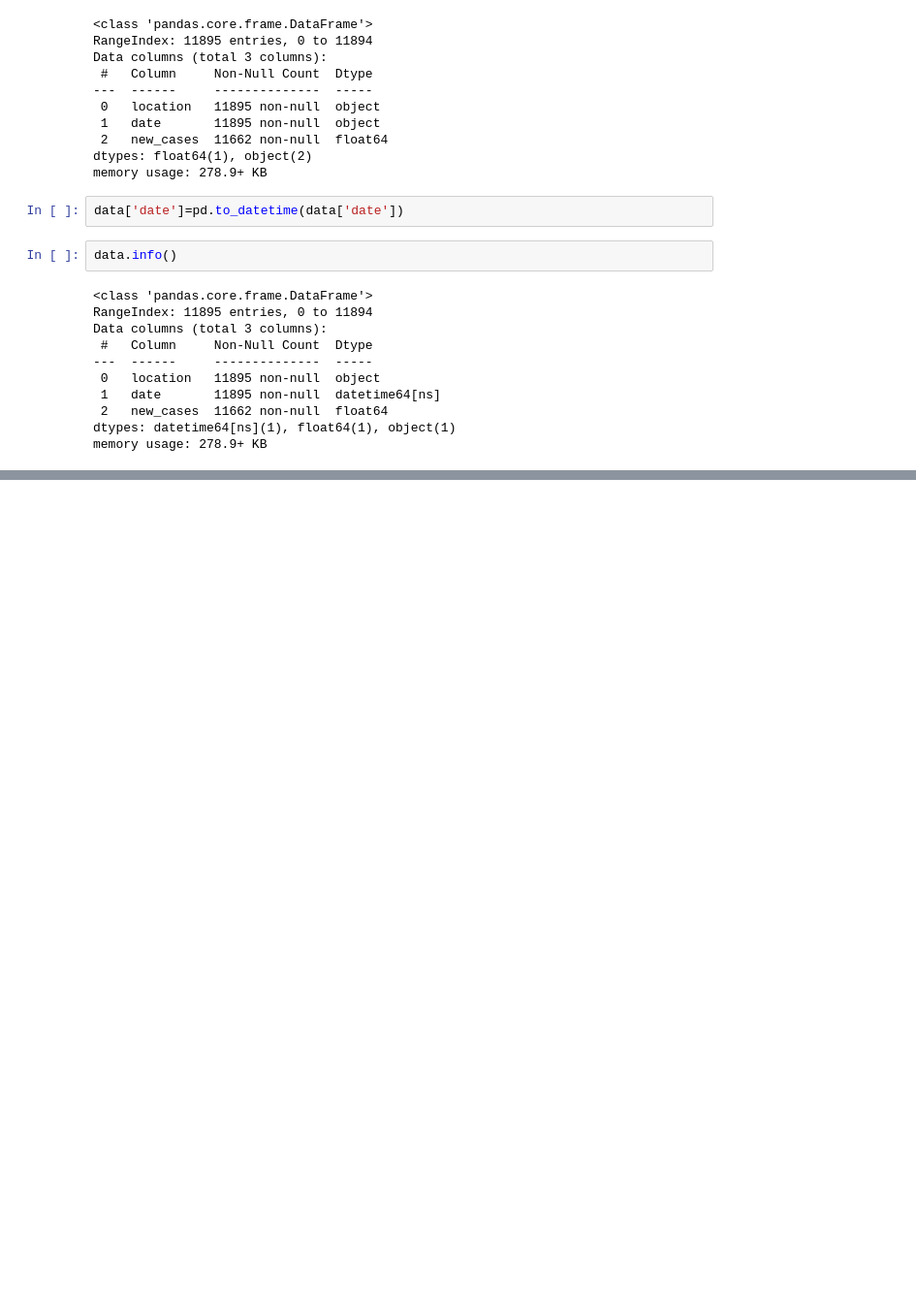
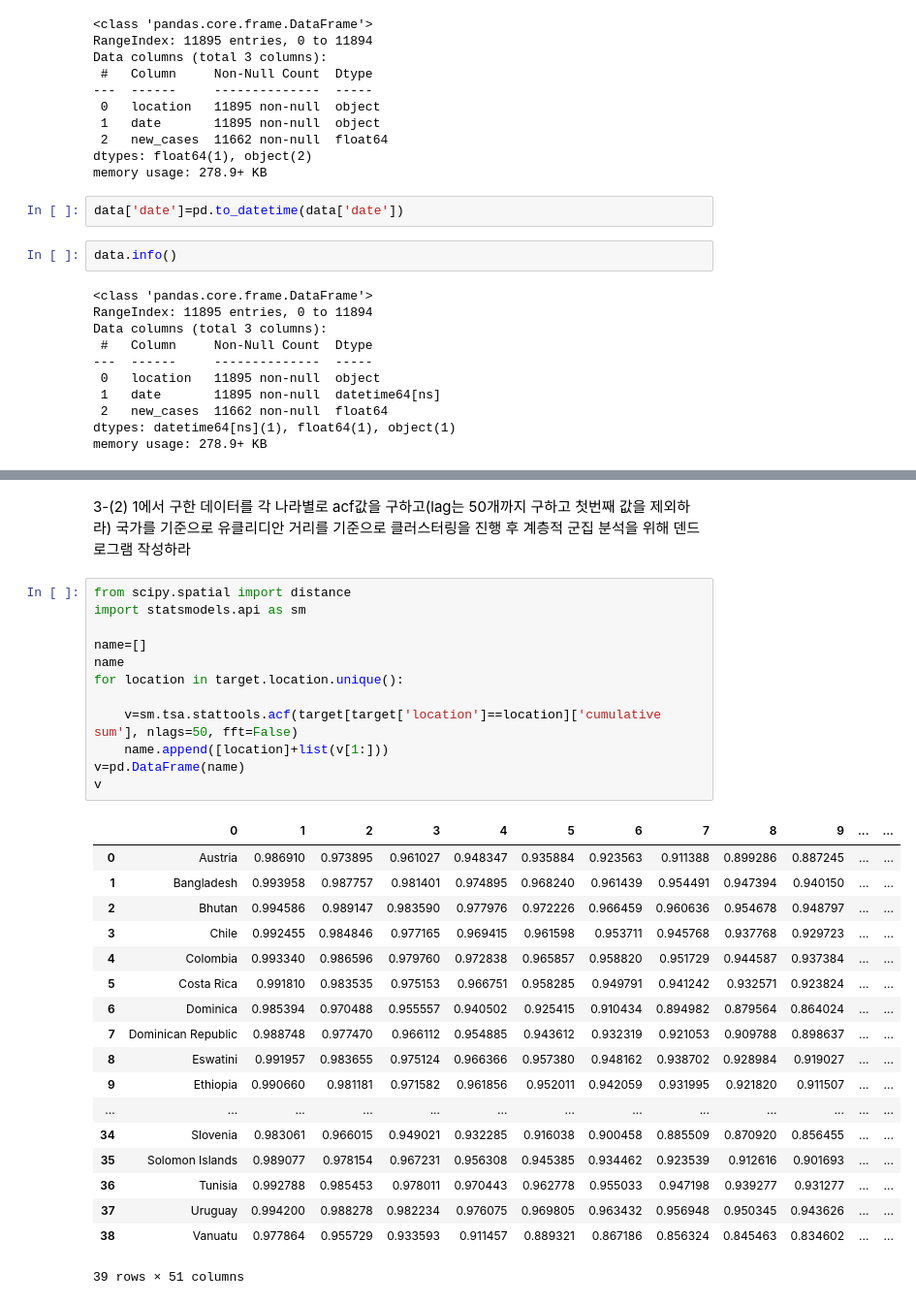
Before and after one commit to teng-ny/ADPStudy, a Jupyter notebook: Kaggle/23회/3.ipynb, the cells around one changed output, grey strips where cells are left out. Shown at 97% size. Saved outputs shown, nothing was run; the diff lists cells and outputs as text; blank space fills up the shorter version.

```diff
--- a/Kaggle/23회/3.ipynb
+++ b/Kaggle/23회/3.ipynb
@@ -53,0 +64,33 @@ target
+# %% [markdown]
+3-(2) 1에서 구한 데이터를 각 나라별로 acf값을 구하고(lag는 50개까지 구하고 첫번째 값을 제외하라) 국가를 기준으로 유클리디안 거리를 기준으로 클러스터링을 진행 후 계층적 군집 분석을 위해 덴드로그램 작성하라
+# %%
+from scipy.spatial import distance
+import statsmodels.api as sm
+
+name=[]
+name
+for location in target.location.unique():
+
+    v=sm.tsa.stattools.acf(target[target['location']==location]['cumulative sum'], nlags=50, fft=False)
+    name.append([location]+list(v[1:]))
+v=pd.DataFrame(name)
+v
+# %% [output]
+|  | 0 | 1 | 2 | 3 | 4 | 5 | 6 | 7 | 8 | 9 | ... | ... |
+| 0 | Austria | 0.986910 | 0.973895 | 0.961027 | 0.948347 | 0.935884 | 0.923563 | 0.911388 | 0.899286 | 0.887245 | ... | ... |
+| 1 | Bangladesh | 0.993958 | 0.987757 | 0.981401 | 0.974895 | 0.968240 | 0.961439 | 0.954491 | 0.947394 | 0.940150 | ... | ... |
+| 2 | Bhutan | 0.994586 | 0.989147 | 0.983590 | 0.977976 | 0.972226 | 0.966459 | 0.960636 | 0.954678 | 0.948797 | ... | ... |
+| 3 | Chile | 0.992455 | 0.984846 | 0.977165 | 0.969415 | 0.961598 | 0.953711 | 0.945768 | 0.937768 | 0.929723 | ... | ... |
+| 4 | Colombia | 0.993340 | 0.986596 | 0.979760 | 0.972838 | 0.965857 | 0.958820 | 0.951729 | 0.944587 | 0.937384 | ... | ... |
+| 5 | Costa Rica | 0.991810 | 0.983535 | 0.975153 | 0.966751 | 0.958285 | 0.949791 | 0.941242 | 0.932571 | 0.923824 | ... | ... |
+| 6 | Dominica | 0.985394 | 0.970488 | 0.955557 | 0.940502 | 0.925415 | 0.910434 | 0.894982 | 0.879564 | 0.864024 | ... | ... |
+| 7 | Dominican Republic | 0.988748 | 0.977470 | 0.966112 | 0.954885 | 0.943612 | 0.932319 | 0.921053 | 0.909788 | 0.898637 | ... | ... |
+| 8 | Eswatini | 0.991957 | 0.983655 | 0.975124 | 0.966366 | 0.957380 | 0.948162 | 0.938702 | 0.928984 | 0.919027 | ... | ... |
+| 9 | Ethiopia | 0.990660 | 0.981181 | 0.971582 | 0.961856 | 0.952011 | 0.942059 | 0.931995 | 0.921820 | 0.911507 | ... | ... |
+| ... | ... | ... | ... | ... | ... | ... | ... | ... | ... | ... | ... | ... |
+| 34 | Slovenia | 0.983061 | 0.966015 | 0.949021 | 0.932285 | 0.916038 | 0.900458 | 0.885509 | 0.870920 | 0.856455 | ... | ... |
+| 35 | Solomon Islands | 0.989077 | 0.978154 | 0.967231 | 0.956308 | 0.945385 | 0.934462 | 0.923539 | 0.912616 | 0.901693 | ... | ... |
+| 36 | Tunisia | 0.992788 | 0.985453 | 0.978011 | 0.970443 | 0.962778 | 0.955033 | 0.947198 | 0.939277 | 0.931277 | ... | ... |
+| 37 | Uruguay | 0.994200 | 0.988278 | 0.982234 | 0.976075 | 0.969805 | 0.963432 | 0.956948 | 0.950345 | 0.943626 | ... | ... |
+| 38 | Vanuatu | 0.977864 | 0.955729 | 0.933593 | 0.911457 | 0.889321 | 0.867186 | 0.856324 | 0.845463 | 0.834602 | ... | ... |
+39 rows × 51 columns
```
Also changed, not shown: parts of 10 cells of this notebook.
